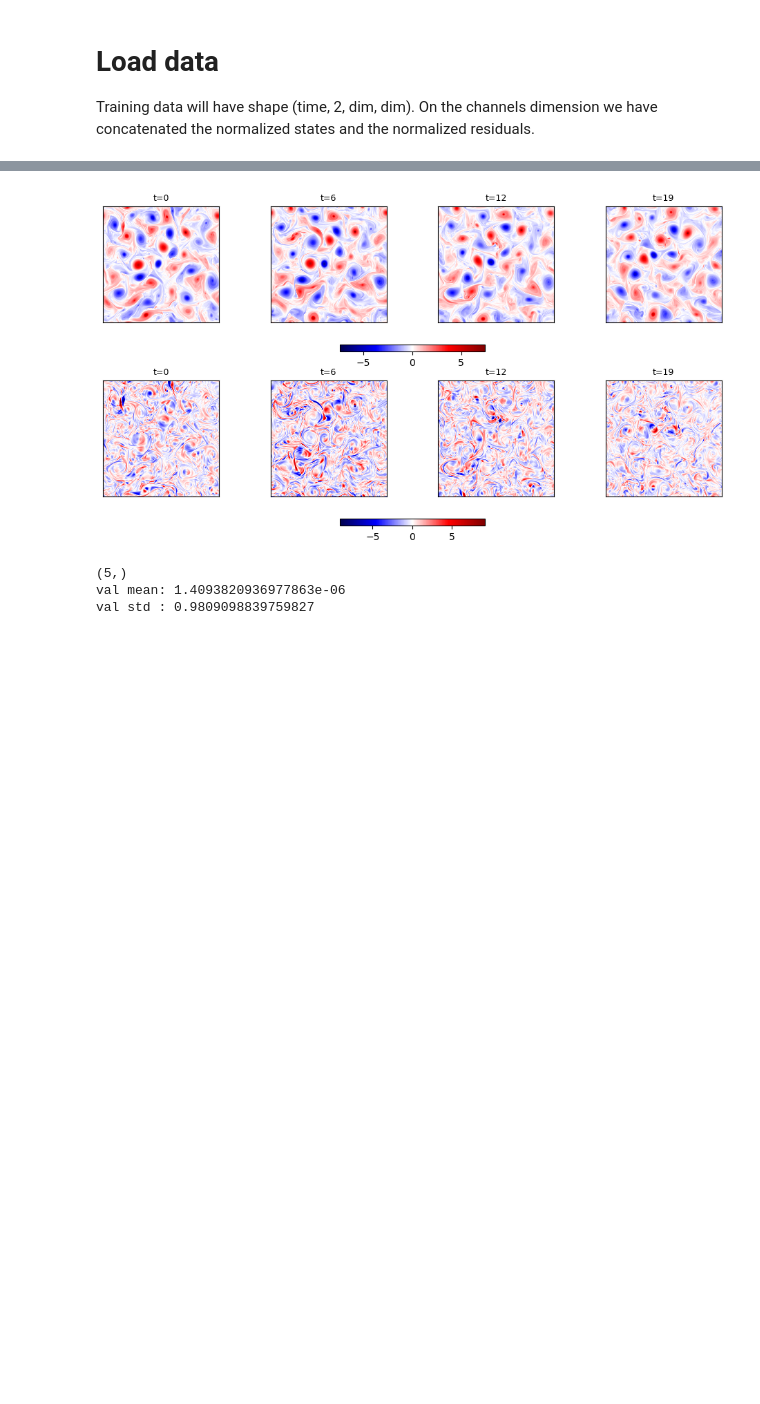
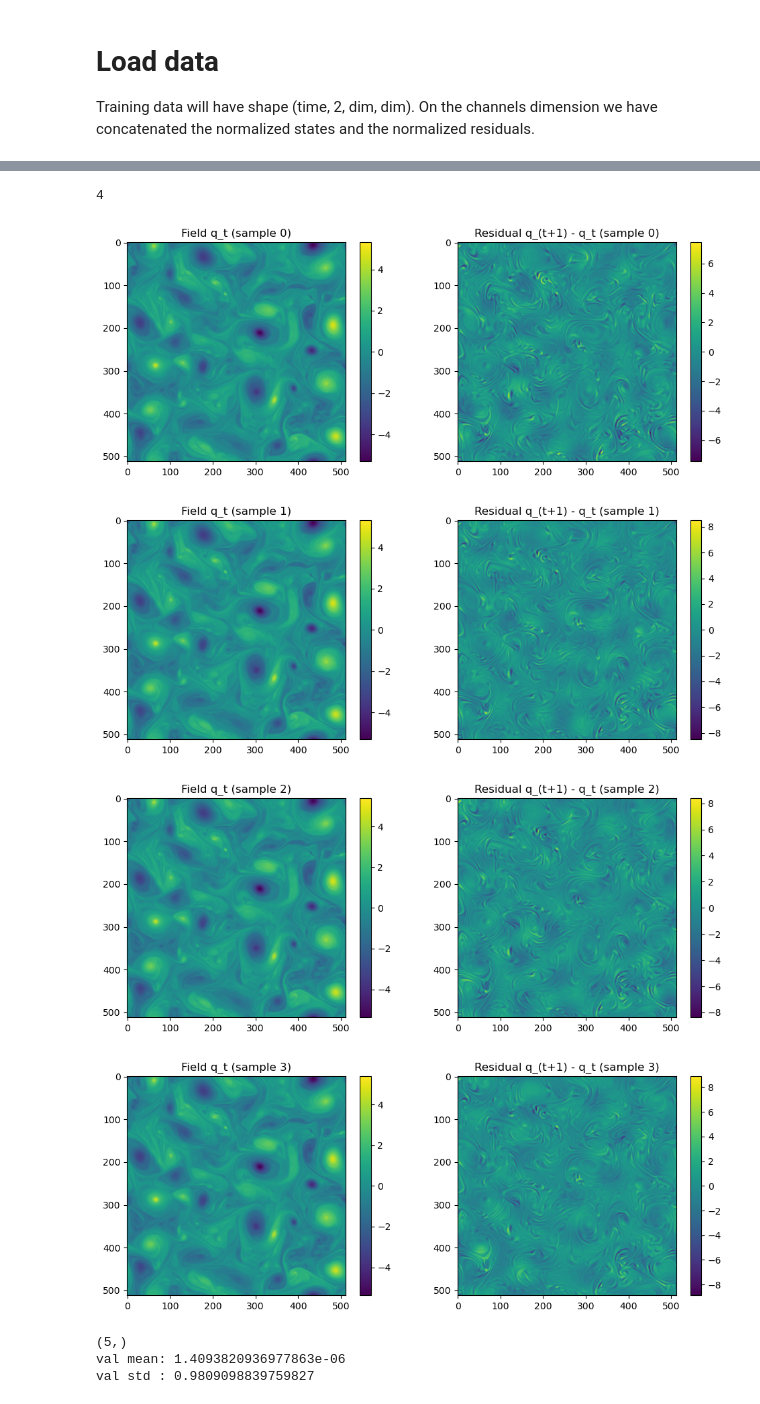
Before and after one commit to zelk-oss/forecasting, a Jupyter notebook: part3_flow_training.ipynb, the cells around one changed output, grey strips where cells are left out. Saved outputs shown, nothing was run; the diff lists cells and outputs as text; code cells hidden in the pictures; blank space fills up the shorter version.

Commit message:
fixed training code

```diff
--- a/part3_flow_training.ipynb
+++ b/part3_flow_training.ipynb
@@ -91,29 +117,35 @@ len train loader: 20
-# %%
-import matplotlib.pyplot as plt
-import numpy as np
-
-# Assume train_data is shape (time, channels, H, W)
-time_len = train_data.shape[0]
-channels = train_data.shape[1]
-time_indices = np.linspace(0, time_len - 1, 4, dtype=int)
-fig, axes = plt.subplots(2, 4, figsize=(12, 6))
-
-for i, t_idx in enumerate(time_indices):
-    # First row: channel 0
-    ax = axes[0, i]
-    pc = plot_q(train_data[t_idx, 0, :, :], ax=ax, title=f"t={t_idx}")
-    if i == 3:  # only one colorbar per row for clarity
-        fig.colorbar(pc, ax=axes[0, :], orientation='horizontal', fraction=0.05)
-
-    # Second row: channel 1
-    ax = axes[1, i]
-    pc = plot_q(train_data[t_idx, 1, :, :], ax=ax, title=f"t={t_idx}")
-    if i == 3:
-        fig.colorbar(pc, ax=axes[1, :], orientation='horizontal', fraction=0.05)
-
-plt.show()
-# %% [output]
-[figure, removed]
+# %%
+train_data.shape[0]
+# %% [output]
+4
+# %%
+n_samples = train_data.shape[0]
+
+for i in range(n_samples):
+
+    field = train_data[i, 0].float().cpu().numpy()
+    residual = train_data[i, 1].float().cpu().numpy()
+
+    vmax_field = abs(field).max()
+    vmax_res = abs(residual).max()
+
+    fig, axes = plt.subplots(1, 2, figsize=(10,4))
+
+    im0 = axes[0].imshow(field, vmin=-vmax_field, vmax=vmax_field)
+    axes[0].set_title(f"Field q_t (sample {i})")
+    plt.colorbar(im0, ax=axes[0], fraction=0.046)
+
+    im1 = axes[1].imshow(residual, vmin=-vmax_res, vmax=vmax_res)
+    axes[1].set_title(f"Residual q_(t+1) - q_t (sample {i})")
+    plt.colorbar(im1, ax=axes[1], fraction=0.046)
+
+    plt.tight_layout()
+    plt.show()
+# %% [output]
+[figure, added]
+[figure, added]
+[figure, added]
+[figure, added]
 # %%
 ds_val = xr.open_zarr("../data/sqg_val.zarr")["q"].isel(time=slice(4, 15)).compute() # validation data
 val_data = torch.cat((
```
Also changed, not shown: parts of 4 cells of this notebook, 2 other files.
